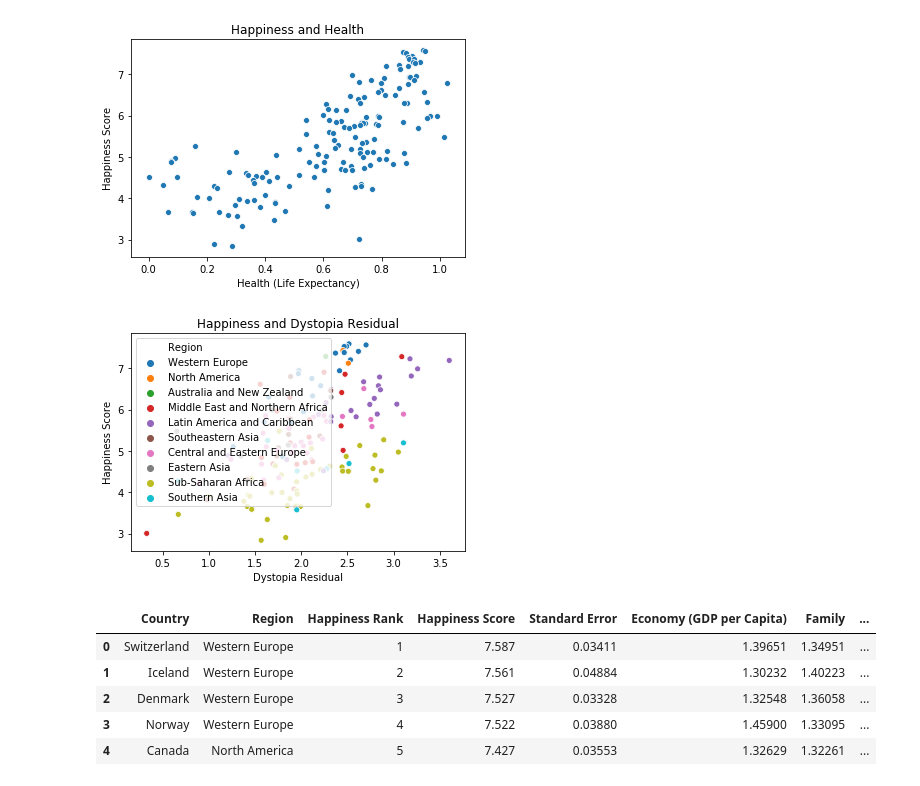
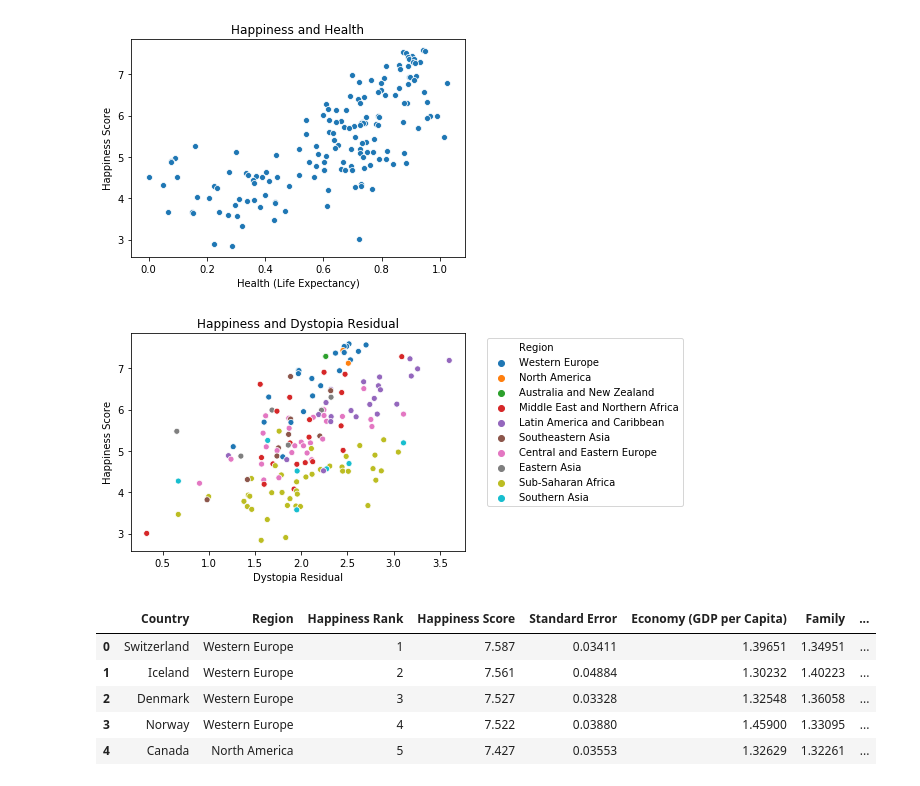
Before and after one commit to ipatel467/Happiness-Index, a Jupyter notebook: Index.ipynb, the cells around one changed output. Saved outputs shown, nothing was run; the diff lists cells and outputs as text; code cells hidden in the pictures.

```diff
--- a/Index.ipynb
+++ b/Index.ipynb
@@ -301,8 +301,9 @@ plt.title('Happiness and Health');
 # %%
 sns.scatterplot(data = df15, x = 'Dystopia Residual', y ='Happiness Score', hue = 'Region')
 plt.title('Happiness and Dystopia Residual');
+plt.legend(bbox_to_anchor=(1.05, 1.0), loc='upper left');
 # %% [output]
-[figure, old version]
+[figure, new version]
 # %%
 df15.head()
 # %% [output]
```
Also changed, not shown: parts of 4 cells of this notebook.
